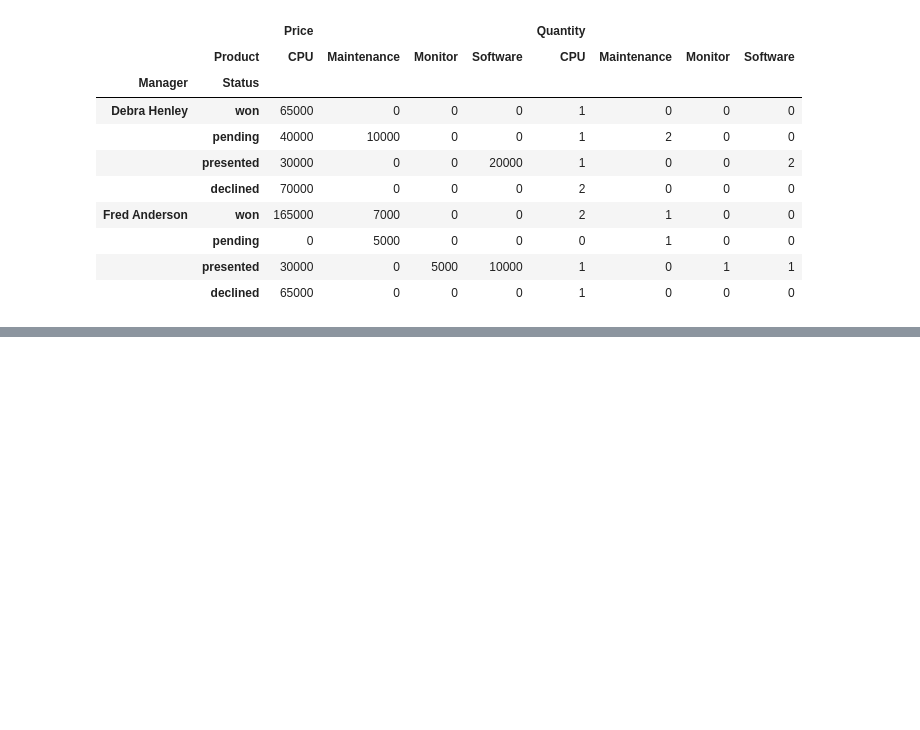
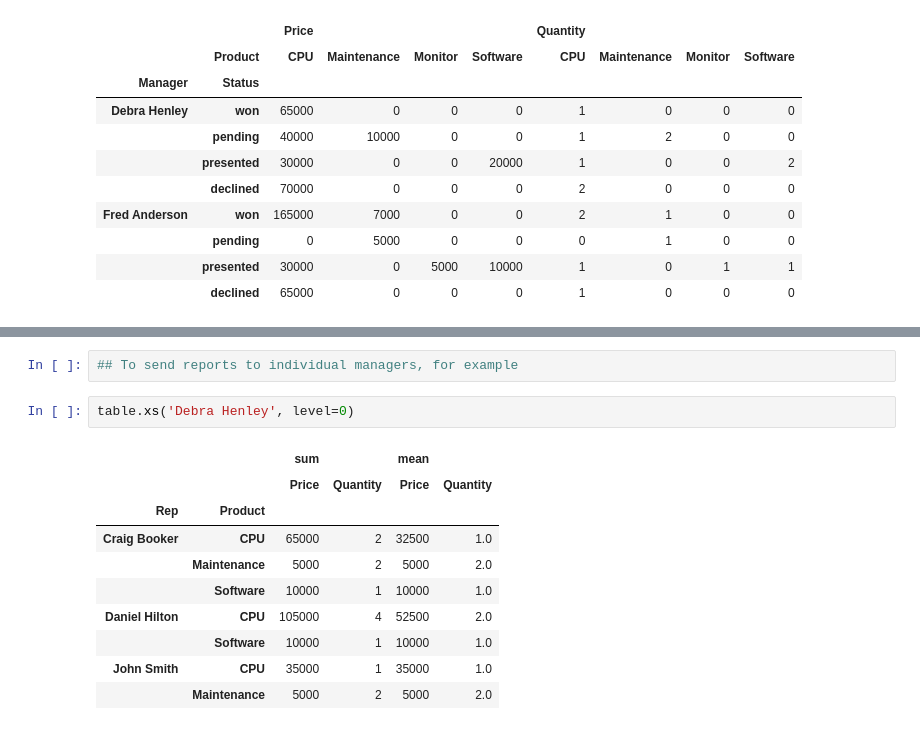
Before and after one commit to Jogwums/Data-Analysis-Cl01, a Jupyter notebook: pivot tables/Pivot_tables.ipynb, the cells around one changed output, grey strips where cells are left out. Drawn from its saved outputs; the diff is of its cells as text; blank space fills up the shorter version.

```diff
--- a/pivot tables/Pivot_tables.ipynb
+++ b/pivot tables/Pivot_tables.ipynb
@@ -323,0 +354,15 @@ pd.pivot_table(df,index=["Manager","Status"],columns=["Product"],values=["Quanti
+# %%
+## To send reports to individual managers, for example
+# %%
+table.xs('Debra Henley', level=0)
+# %% [output]
+|  |  | sum |  | mean |  |
+|  |  | Price | Quantity | Price | Quantity |
+| Rep | Product |  |  |  |  |
+| Craig Booker | CPU | 65000 | 2 | 32500 | 1.0 |
+|  | Maintenance | 5000 | 2 | 5000 | 2.0 |
+|  | Software | 10000 | 1 | 10000 | 1.0 |
+| Daniel Hilton | CPU | 105000 | 4 | 52500 | 2.0 |
+|  | Software | 10000 | 1 | 10000 | 1.0 |
+| John Smith | CPU | 35000 | 1 | 35000 | 1.0 |
+|  | Maintenance | 5000 | 2 | 5000 | 2.0 |
```
Also changed, not shown: parts of 17 cells of this notebook, 5 other files.
